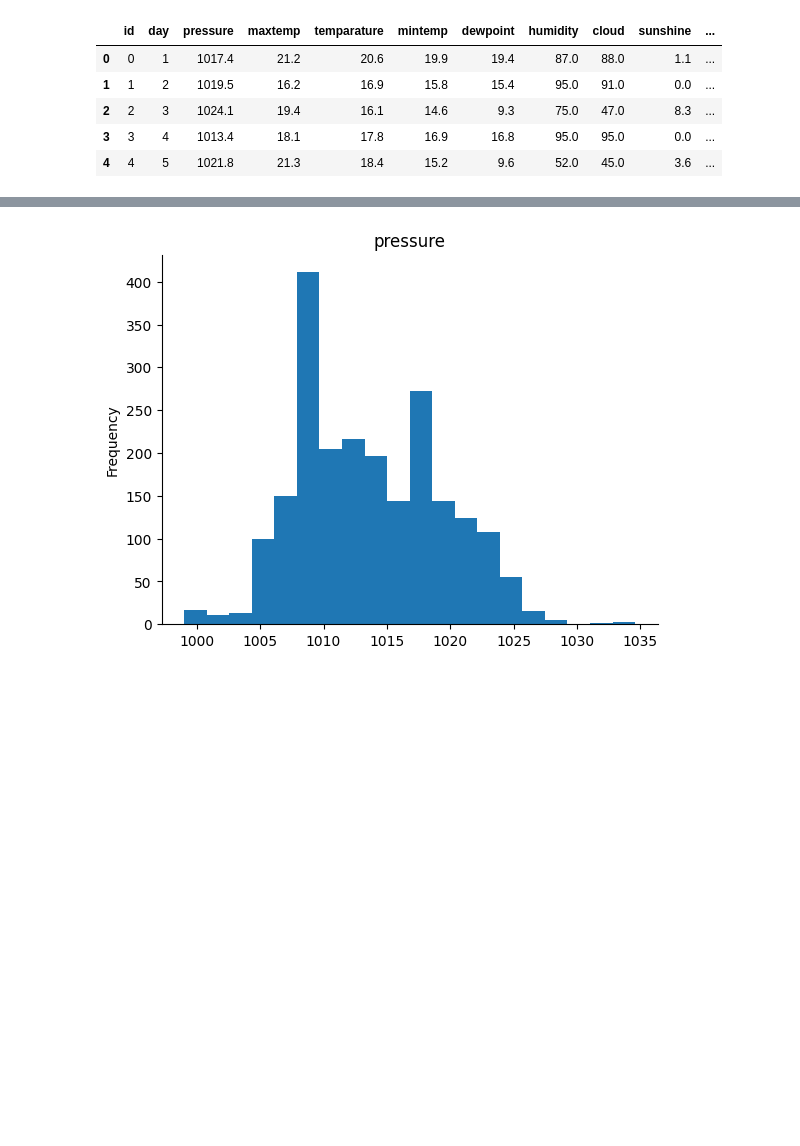
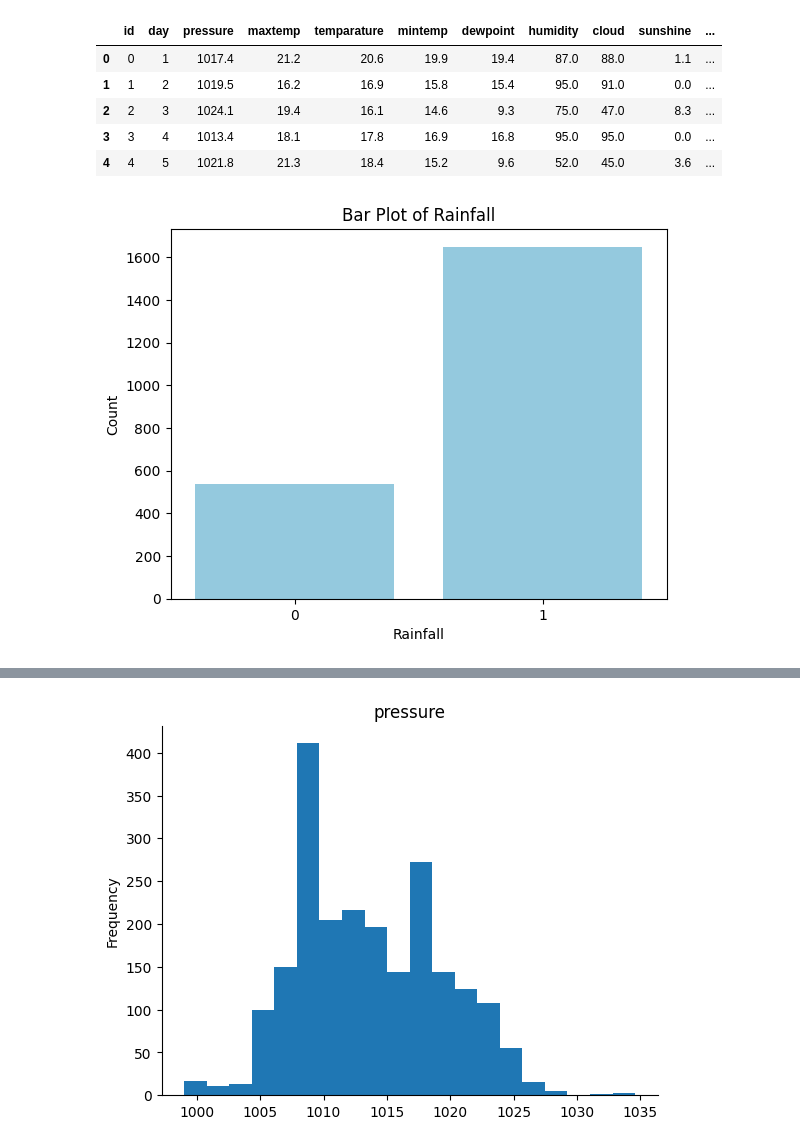
Before and after one commit to aymnblh/Dating_app, a Jupyter notebook: Binary_Prediction_with_a_Rainfall_Dataset.ipynb, the cells around one changed output, grey strips where cells are left out. Saved outputs shown, nothing was run; the diff lists cells and outputs as text; code cells hidden in the pictures; blank space fills up the shorter version.

```diff
--- a/Binary_Prediction_with_a_Rainfall_Dataset.ipynb
+++ b/Binary_Prediction_with_a_Rainfall_Dataset.ipynb
@@ -23,4 +15,18 @@ data.head()
 | 2 | 2 | 3 | 1024.1 | 19.4 | 16.1 | 14.6 | 9.3 | 75.0 | 47.0 | 8.3 | ... |
 | 3 | 3 | 4 | 1013.4 | 18.1 | 17.8 | 16.9 | 16.8 | 95.0 | 95.0 | 0.0 | ... |
 | 4 | 4 | 5 | 1021.8 | 21.3 | 18.4 | 15.2 | 9.6 | 52.0 | 45.0 | 3.6 | ... |
+# %%
+
+import seaborn as sns
+import matplotlib.pyplot as plt
+
+sns.countplot(x='rainfall', data=data, color='skyblue')
+
+plt.xlabel('Rainfall')
+plt.ylabel('Count')
+plt.title('Bar Plot of Rainfall')
+
+plt.show()
+# %% [output]
+[figure, added]
 # %%
```
Also changed, not shown: parts of 11 cells of this notebook.
